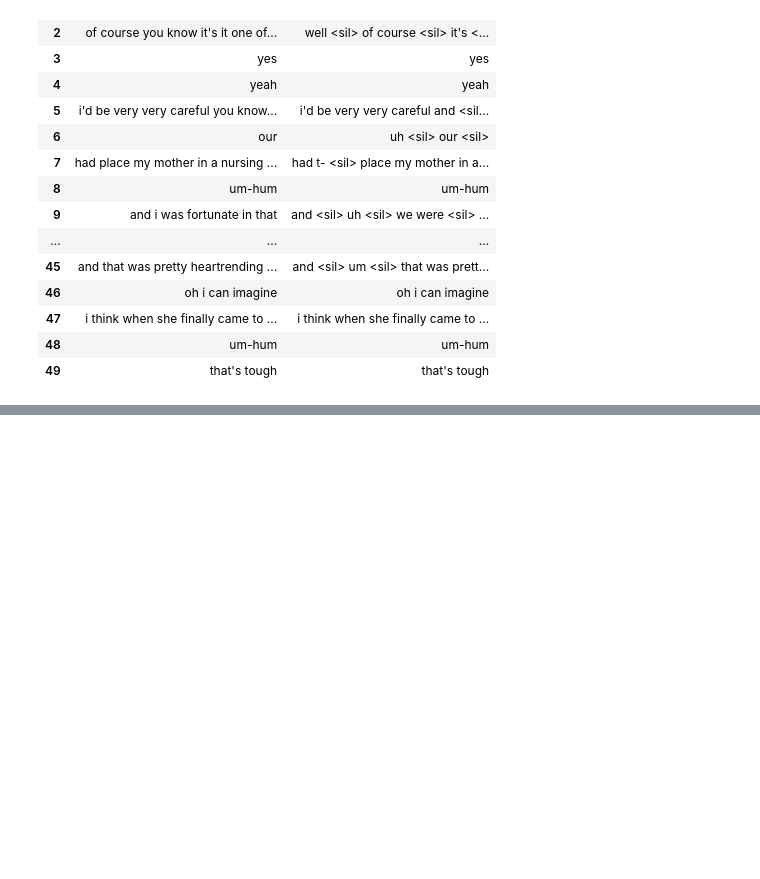
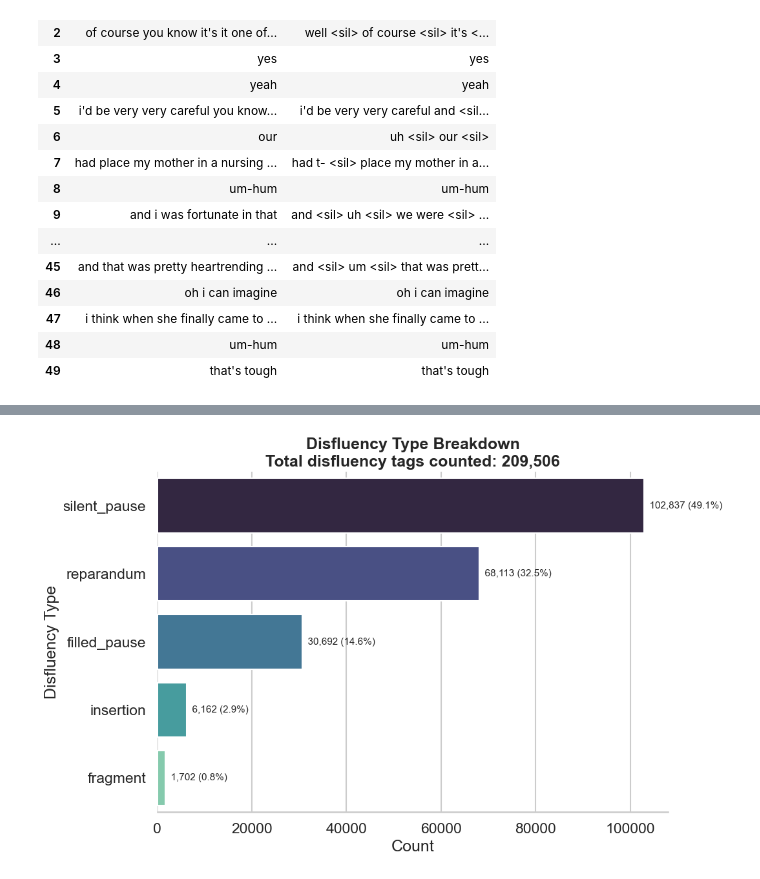
Before and after one commit to lwwws/disfluency-insertion, a Jupyter notebook: visiting.ipynb, the cells around one changed output, grey strips where cells are left out. Cells and saved outputs as stored; diff of their text form; code cells hidden in the pictures; blank space fills up the shorter version.

```diff
--- a/visiting.ipynb
+++ b/visiting.ipynb
@@ -345,0 +401,15 @@ final_df[['tokens', 'bio', 'typ', 'sil_after']].head(50) # different tags for to
+# %%
+# flatten all the lists into one giant list
+all_disfluencies = [
+    label
+    for sublist in df['disfl_labels']
+    for label in sublist
+    if label is not None # ignoring clean
+]
+
+# count and display the occurrences
+disfluency_counts = pd.Series(all_disfluencies).value_counts()
+
+print("Disfluency Type Breakdown:")
+print(disfluency_counts)
+print(f"\nTotal disfluency tags counted: {len(all_disfluencies):,}")
@@ -345,0 +426,47 @@ final_df[['tokens', 'bio', 'typ', 'sil_after']].head(50) # different tags for to
+# %%
+sns.set_theme(style="whitegrid", context="talk")
+plot_df = disfluency_counts.reset_index()
+plot_df.columns = ["Disfluency Type", "Count"]
+
+# add percentages
+total = plot_df["Count"].sum()
+plot_df["Percent"] = plot_df["Count"] / total * 100
+plot_df["Label"] = plot_df.apply(
+    lambda row: f"{row['Count']:,} ({row['Percent']:.1f}%)",
+    axis=1
+)
+
+plt.figure(figsize=(11, 7))
+
+ax = sns.barplot(
+    data=plot_df,
+    y="Disfluency Type",
+    x="Count",
+    hue="Disfluency Type",
+    palette="mako",
+    legend=False
+)
+
+plt.title(
+    f"Disfluency Type Breakdown\nTotal disfluency tags counted: {total:,}",
+    fontsize=18,
+    weight="bold"
+)
+plt.xlabel("Count")
+plt.ylabel("Disfluency Type")
+
+# add count + percentage labels
+for i, row in plot_df.iterrows():
+    ax.text(
+        row["Count"],
+        i,
+        f"  {row['Label']}",
+        va="center",
+        fontsize=11
+    )
+
+sns.despine(left=True, bottom=False)
+plt.tight_layout()
+plt.show()
+# %% [output]
+[figure, added]
```
Also changed, not shown: parts of 11 cells of this notebook.
